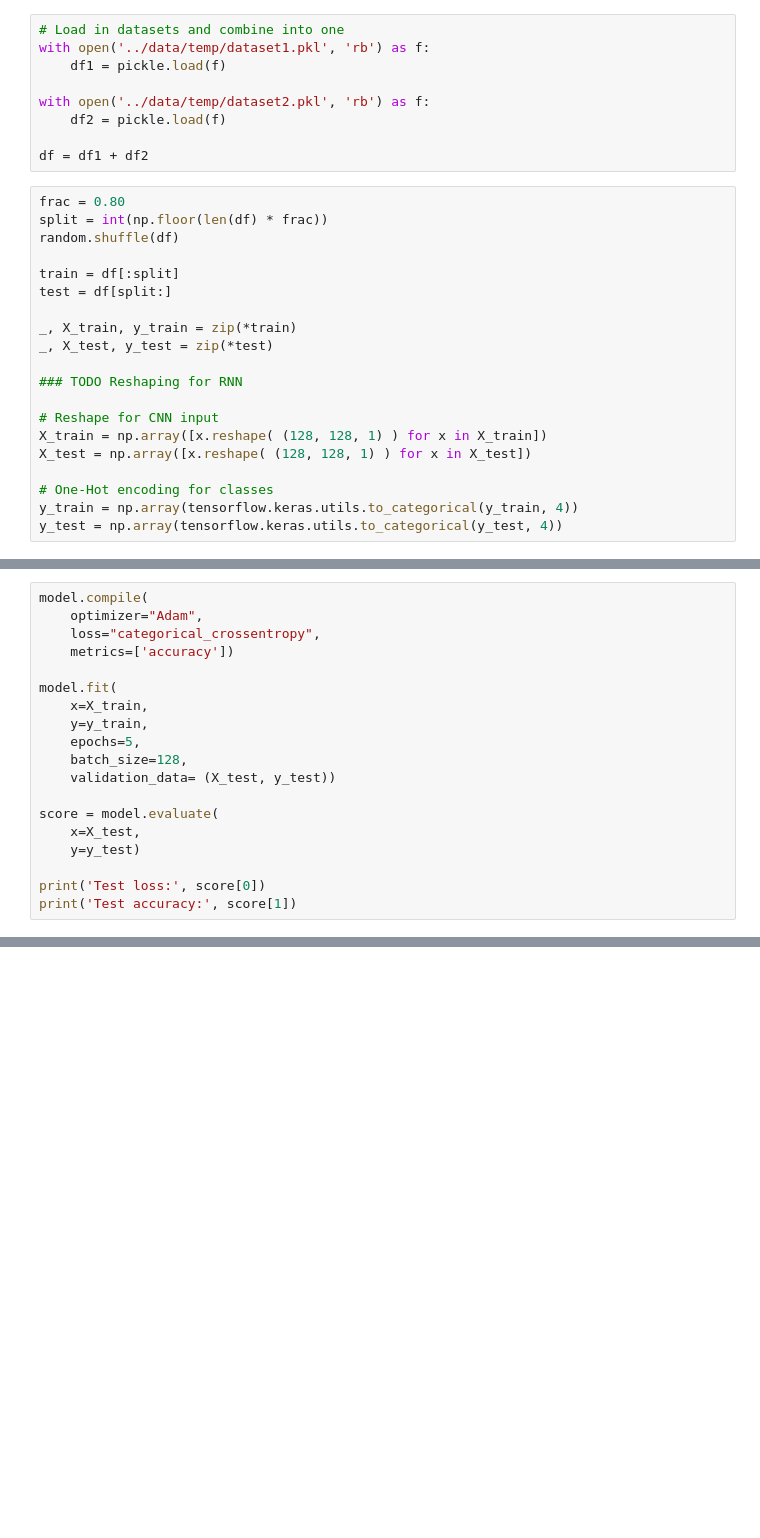
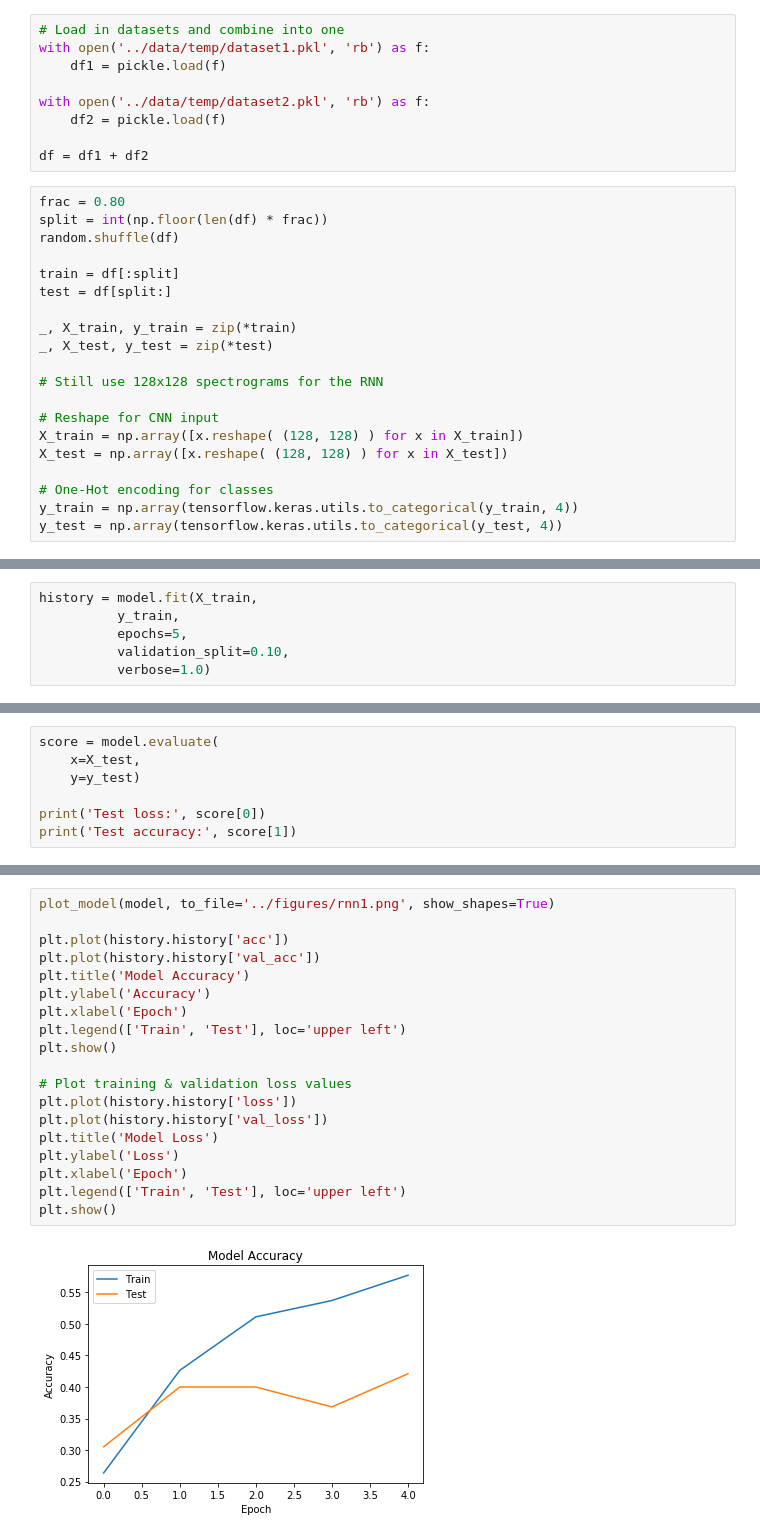
Before and after one commit to akshays97/generativeMusic, a Jupyter notebook: notebooks/recurrent.ipynb, the cells around one changed output, grey strips where cells are left out. Drawn from its saved outputs; the diff is of its cells as text; blank space fills up the shorter version.

```diff
--- a/notebooks/recurrent.ipynb
+++ b/notebooks/recurrent.ipynb
@@ -33,11 +82,11 @@ test = df[split:]
 _, X_train, y_train = zip(*train)
 _, X_test, y_test = zip(*test)
 
-### TODO Reshaping for RNN
+# Still use 128x128 spectrograms for the RNN
 
 # Reshape for CNN input
-X_train = np.array([x.reshape( (128, 128, 1) ) for x in X_train])
-X_test = np.array([x.reshape( (128, 128, 1) ) for x in X_test])
+X_train = np.array([x.reshape( (128, 128) ) for x in X_train])
+X_test = np.array([x.reshape( (128, 128) ) for x in X_test])
 
 # One-Hot encoding for classes
 y_train = np.array(tensorflow.keras.utils.to_categorical(y_train, 4))
@@ -80,0 +151,6 @@ model.add(Activation('softmax'))
+# %%
+history = model.fit(X_train,
+          y_train,
+          epochs=5,
+          validation_split=0.10,
+          verbose=1.0)
@@ -81,16 +169,4 @@ model.add(Activation('softmax'))
 # %%
-model.compile(
-	optimizer="Adam",
-	loss="categorical_crossentropy",
-	metrics=['accuracy'])
-
-model.fit(
-	x=X_train,
-	y=y_train,
-    epochs=5,
-    batch_size=128,
-    validation_data= (X_test, y_test))
-
 score = model.evaluate(
 	x=X_test,
 	y=y_test)
@@ -103,0 +180,21 @@ KeyboardInterrupt:
+# %%
+plot_model(model, to_file='../figures/rnn1.png', show_shapes=True)
+
+plt.plot(history.history['acc'])
+plt.plot(history.history['val_acc'])
+plt.title('Model Accuracy')
+plt.ylabel('Accuracy')
+plt.xlabel('Epoch')
+plt.legend(['Train', 'Test'], loc='upper left')
+plt.show()
+
+# Plot training & validation loss values
+plt.plot(history.history['loss'])
+plt.plot(history.history['val_loss'])
+plt.title('Model Loss')
+plt.ylabel('Loss')
+plt.xlabel('Epoch')
+plt.legend(['Train', 'Test'], loc='upper left')
+plt.show()
+# %% [output]
+[figure, added]
```
Also changed, not shown: parts of 12 cells of this notebook, 1 other file.
